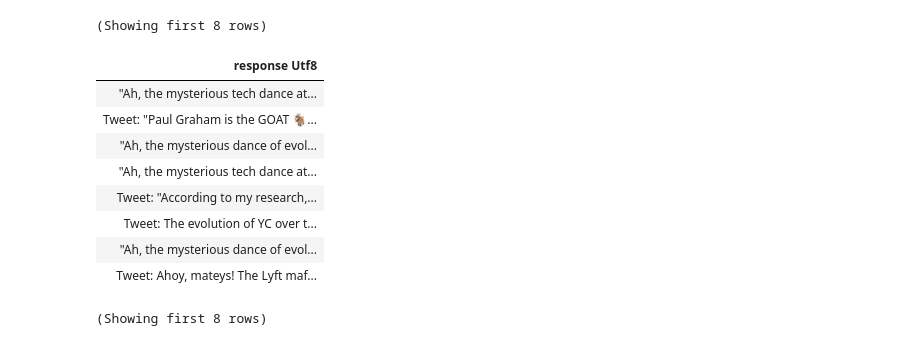
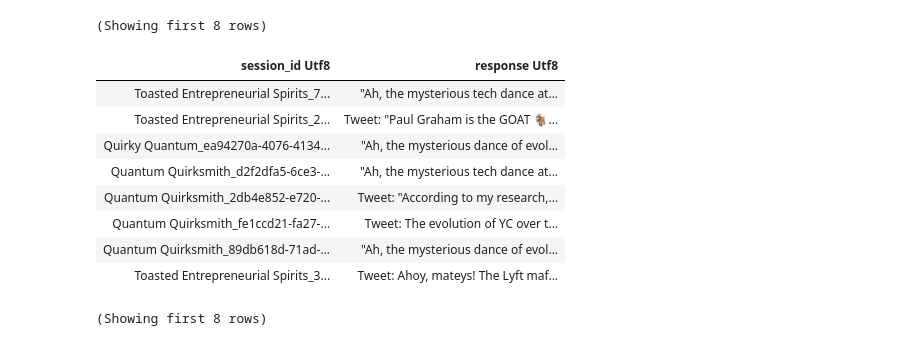
Before and after one commit to jessie-young/unhinged-twitter-bot, a Jupyter notebook: notebooks/exploration.ipynb, the cells around one changed output. Cells and saved outputs as stored; diff of their text form; code cells hidden in the pictures.

```diff
--- a/notebooks/exploration.ipynb
+++ b/notebooks/exploration.ipynb
@@ -45,15 +45,15 @@ df.show()
 | Toasted Entrepreneurial Spirits_2... | 2 | prompt | tweet_generation | Based on the analysis, generate a... | Tweet: "Paul Graham is the GOAT 🐐... |
 (Showing first 8 rows)
 # %%
-df.where(df["prompt_type"] == "tweet_generation").select("response").show()
+df.where(df["prompt_type"] == "tweet_generation").select("session_id", "response").show()
 # %% [output]
-| response Utf8 |
-| "Ah, the mysterious tech dance at... |
-| Tweet: "Paul Graham is the GOAT 🐐... |
-| "Ah, the mysterious dance of evol... |
-| "Ah, the mysterious tech dance at... |
-| Tweet: "According to my research,... |
-| Tweet: The evolution of YC over t... |
-| "Ah, the mysterious dance of evol... |
-| Tweet: Ahoy, mateys! The Lyft maf... |
+| session_id Utf8 | response Utf8 |
+| Toasted Entrepreneurial Spirits_7... | "Ah, the mysterious tech dance at... |
+| Toasted Entrepreneurial Spirits_2... | Tweet: "Paul Graham is the GOAT 🐐... |
+| Quirky Quantum_ea94270a-4076-4134... | "Ah, the mysterious dance of evol... |
+| Quantum Quirksmith_d2f2dfa5-6ce3-... | "Ah, the mysterious tech dance at... |
+| Quantum Quirksmith_2db4e852-e720-... | Tweet: "According to my research,... |
+| Quantum Quirksmith_fe1ccd21-fa27-... | Tweet: The evolution of YC over t... |
+| Quantum Quirksmith_89db618d-71ad-... | "Ah, the mysterious dance of evol... |
+| Toasted Entrepreneurial Spirits_3... | Tweet: Ahoy, mateys! The Lyft maf... |
 (Showing first 8 rows)
```
Also changed, not shown: 1 other file.
